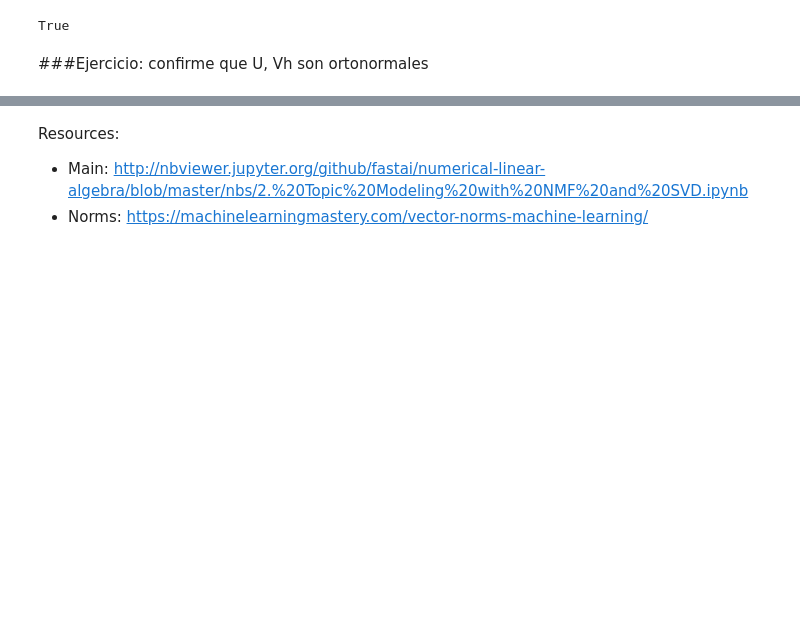
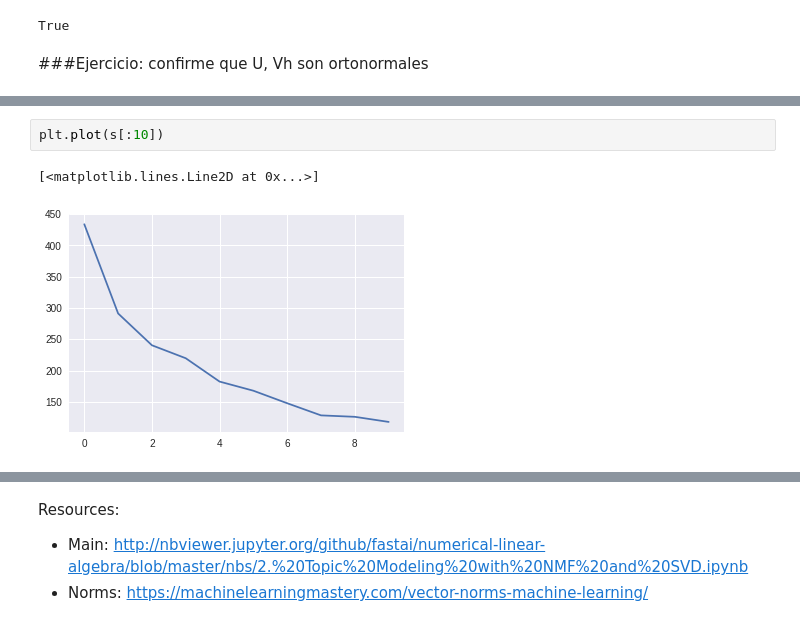
Before and after one commit to victwise/DeepLearning, a Jupyter notebook: Capítulo_2.ipynb, the cells around one changed output, grey strips where cells are left out. Saved outputs shown, nothing was run; the diff lists cells and outputs as text; blank space fills up the shorter version.

```diff
--- a/Capítulo_2.ipynb
+++ b/Capítulo_2.ipynb
@@ -117,0 +123,5 @@ True
+# %%
+plt.plot(s[:10])
+# %% [output]
+[<matplotlib.lines.Line2D at 0x...>]
+[figure, added]
```
Also changed, not shown: parts of 6 cells of this notebook.
